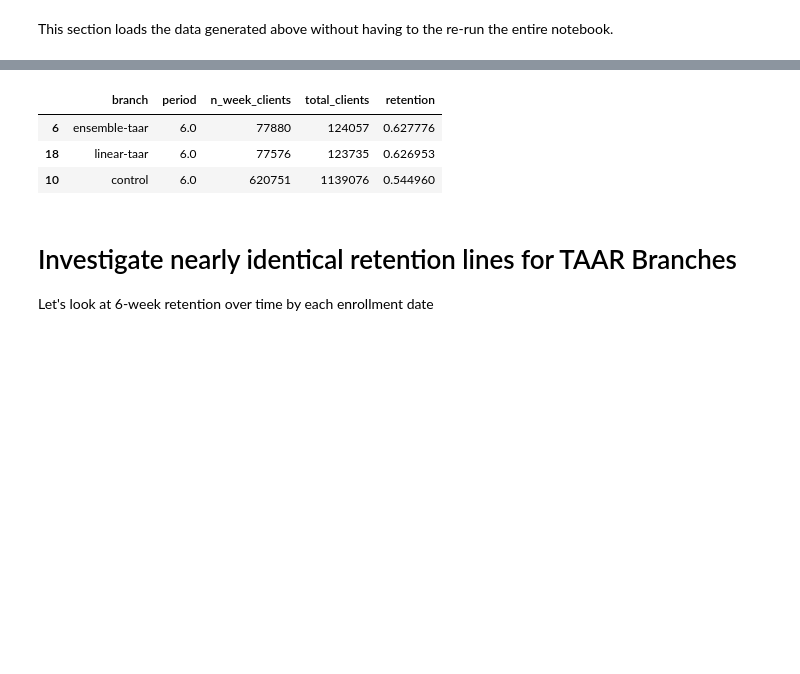
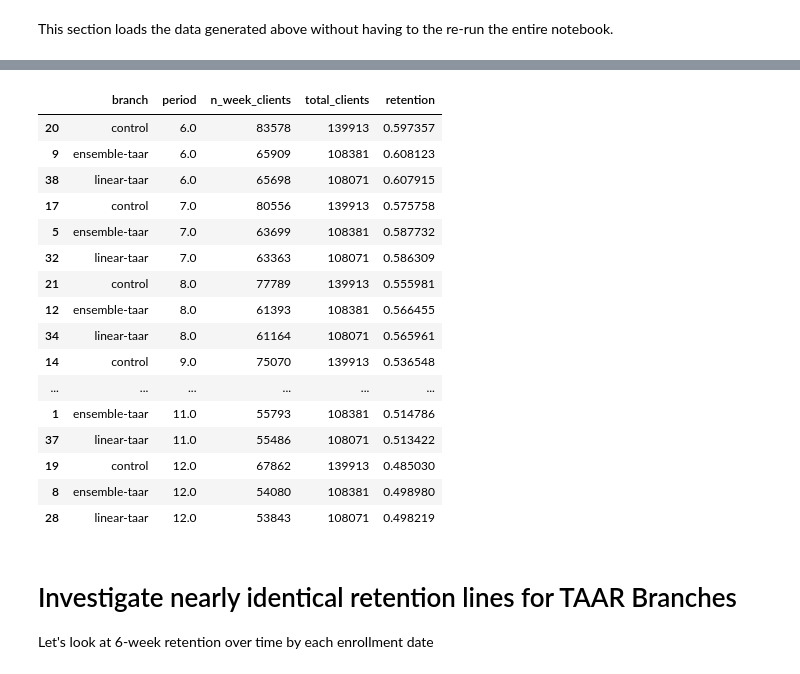
Before and after one commit to mozilla/taar, a Jupyter notebook: analysis/TAARExperimentV2Retention.ipynb, the cells around one changed output, grey strips where cells are left out. Drawn from its saved outputs; the diff is of its cells as text; code cells hidden in the pictures; blank space fills up the shorter version.

```diff
--- a/analysis/TAARExperimentV2Retention.ipynb
+++ b/analysis/TAARExperimentV2Retention.ipynb
@@ -186,5 +200,6 @@ This section loads the data generated above without having to the re-run the ent
 # %%
-#ret_df = pd.read_csv("taar_v2_retention.csv")
+ret_df = pd.read_csv("taar_v2_retention.csv")
+ret_df.fillna(0, inplace=True)
 # %%
 plt.rcParams['figure.figsize'] = (12, 6)
 fig, ax = plt.subplots()
@@ -203,10 +218,23 @@ plt.show()
 # %%
-ret_df[ret_df.period == 6.0].sort_values("retention", ascending=False)
+ret_df[ret_df.period >= 6.0].sort_values(["period", "branch"])
 # %% [output]
 |  | branch | period | n_week_clients | total_clients | retention |
-| 6 | ensemble-taar | 6.0 | 77880 | 124057 | 0.627776 |
-| 18 | linear-taar | 6.0 | 77576 | 123735 | 0.626953 |
-| 10 | control | 6.0 | 620751 | 1139076 | 0.544960 |
+| 20 | control | 6.0 | 83578 | 139913 | 0.597357 |
+| 9 | ensemble-taar | 6.0 | 65909 | 108381 | 0.608123 |
+| 38 | linear-taar | 6.0 | 65698 | 108071 | 0.607915 |
+| 17 | control | 7.0 | 80556 | 139913 | 0.575758 |
+| 5 | ensemble-taar | 7.0 | 63699 | 108381 | 0.587732 |
+| 32 | linear-taar | 7.0 | 63363 | 108071 | 0.586309 |
+| 21 | control | 8.0 | 77789 | 139913 | 0.555981 |
+| 12 | ensemble-taar | 8.0 | 61393 | 108381 | 0.566455 |
+| 34 | linear-taar | 8.0 | 61164 | 108071 | 0.565961 |
+| 14 | control | 9.0 | 75070 | 139913 | 0.536548 |
+| ... | ... | ... | ... | ... | ... |
+| 1 | ensemble-taar | 11.0 | 55793 | 108381 | 0.514786 |
+| 37 | linear-taar | 11.0 | 55486 | 108071 | 0.513422 |
+| 19 | control | 12.0 | 67862 | 139913 | 0.485030 |
+| 8 | ensemble-taar | 12.0 | 54080 | 108381 | 0.498980 |
+| 28 | linear-taar | 12.0 | 53843 | 108071 | 0.498219 |
 # %% [markdown]
 # Investigate nearly identical retention lines for TAAR Branches
 
```
Also changed, not shown: parts of 29 cells of this notebook.
